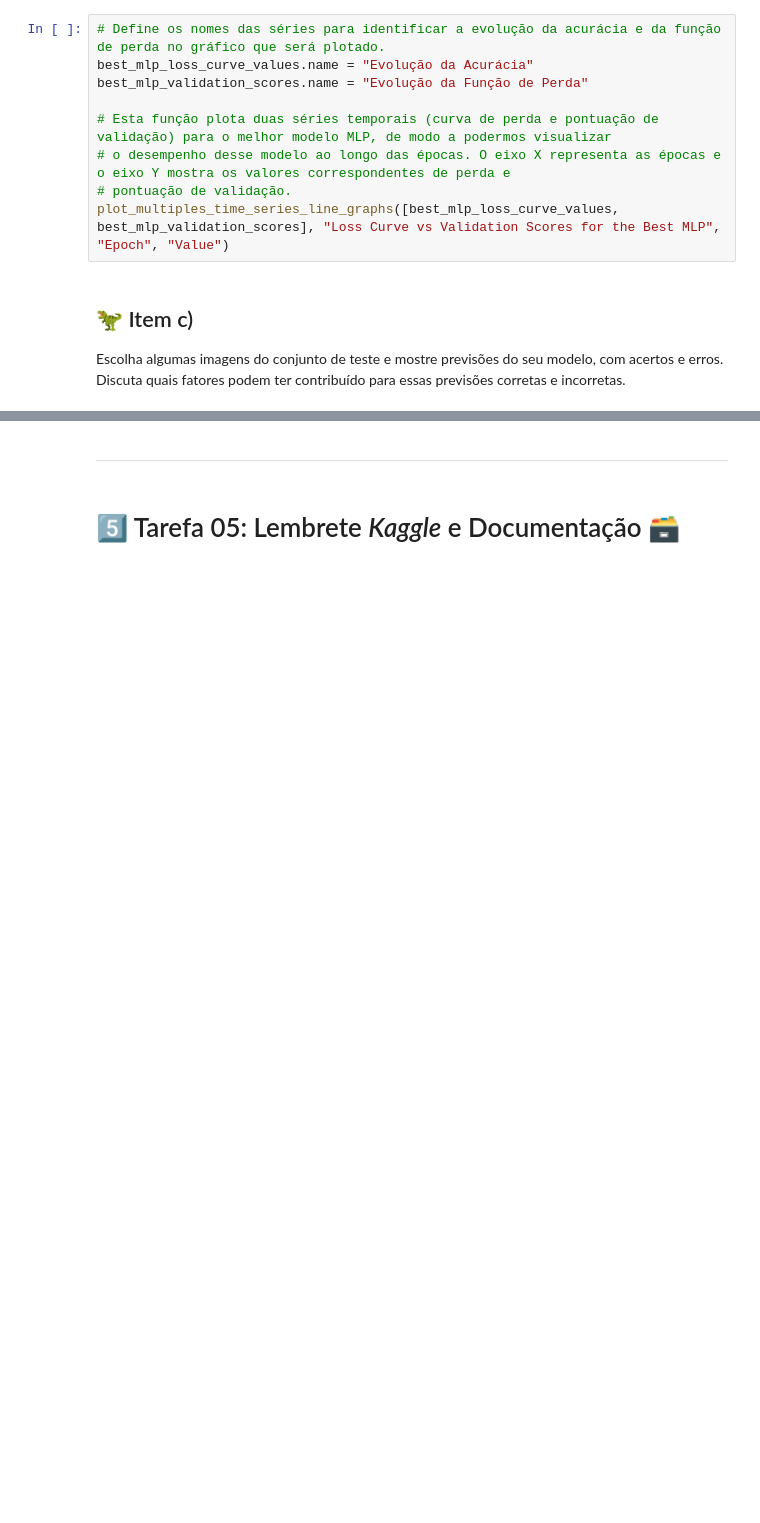
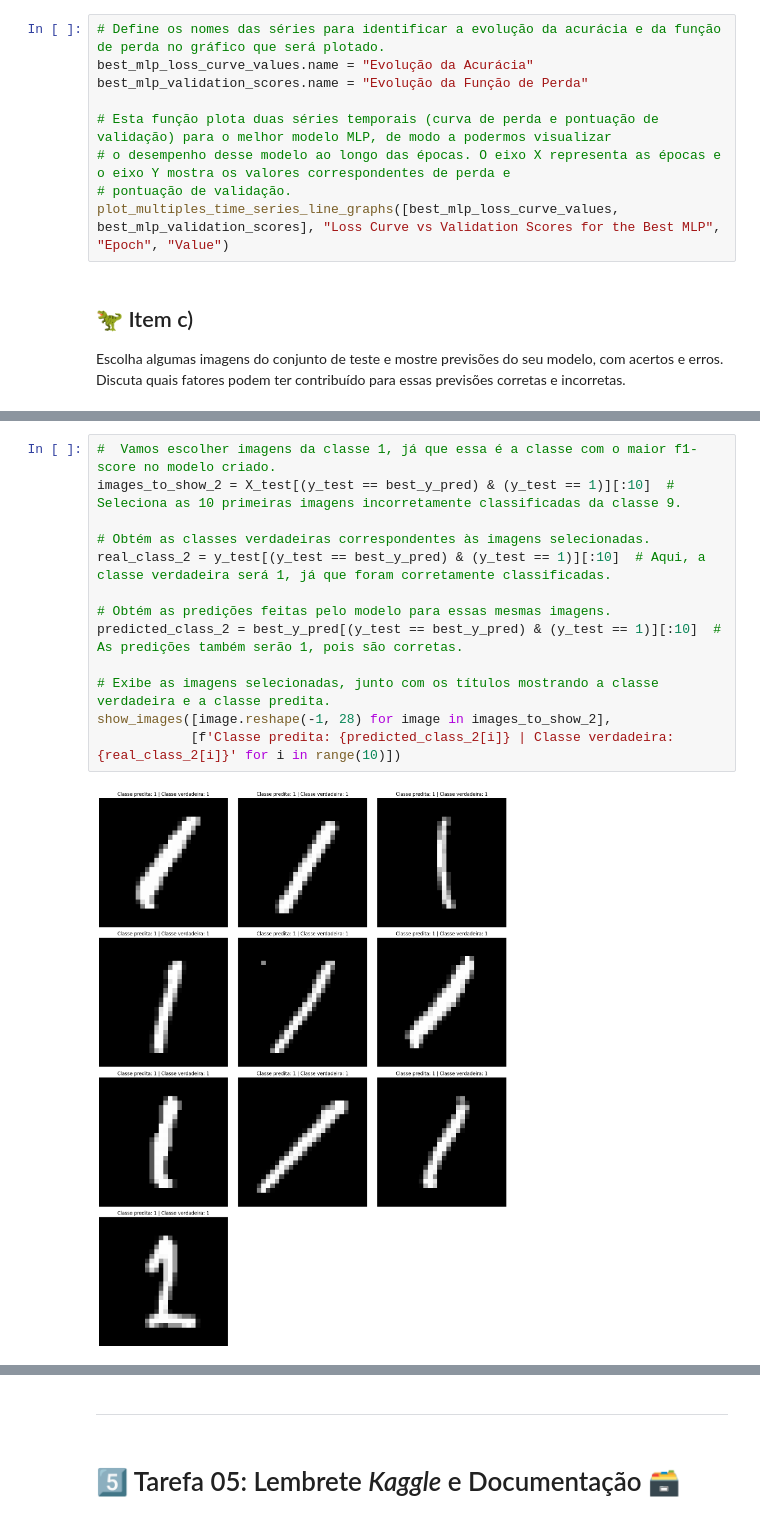
Before and after one commit to GB-Navarro/PMR3508-EP2, a Jupyter notebook: Template_EP02.ipynb, the cells around one changed output, grey strips where cells are left out. Saved outputs shown, nothing was run; the diff lists cells and outputs as text; blank space fills up the shorter version.

```diff
--- a/Template_EP02.ipynb
+++ b/Template_EP02.ipynb
@@ -873,0 +868,15 @@ Escolha algumas imagens do conjunto de teste e mostre previsões do seu modelo,
+# %%
+#  Vamos escolher imagens da classe 1, já que essa é a classe com o maior f1-score no modelo criado.
+images_to_show_2 = X_test[(y_test == best_y_pred) & (y_test == 1)][:10]  # Seleciona as 10 primeiras imagens incorretamente classificadas da classe 9.
+
+# Obtém as classes verdadeiras correspondentes às imagens selecionadas.
+real_class_2 = y_test[(y_test == best_y_pred) & (y_test == 1)][:10]  # Aqui, a classe verdadeira será 1, já que foram corretamente classificadas.
+
+# Obtém as predições feitas pelo modelo para essas mesmas imagens.
+predicted_class_2 = best_y_pred[(y_test == best_y_pred) & (y_test == 1)][:10]  # As predições também serão 1, pois são corretas.
+
+# Exibe as imagens selecionadas, junto com os títulos mostrando a classe verdadeira e a classe predita.
+show_images([image.reshape(-1, 28) for image in images_to_show_2],
+            [f'Classe predita: {predicted_class_2[i]} | Classe verdadeira: {real_class_2[i]}' for i in range(10)])
+# %% [output]
+[figure, added]
```
Also changed, not shown: parts of 16 cells of this notebook.
